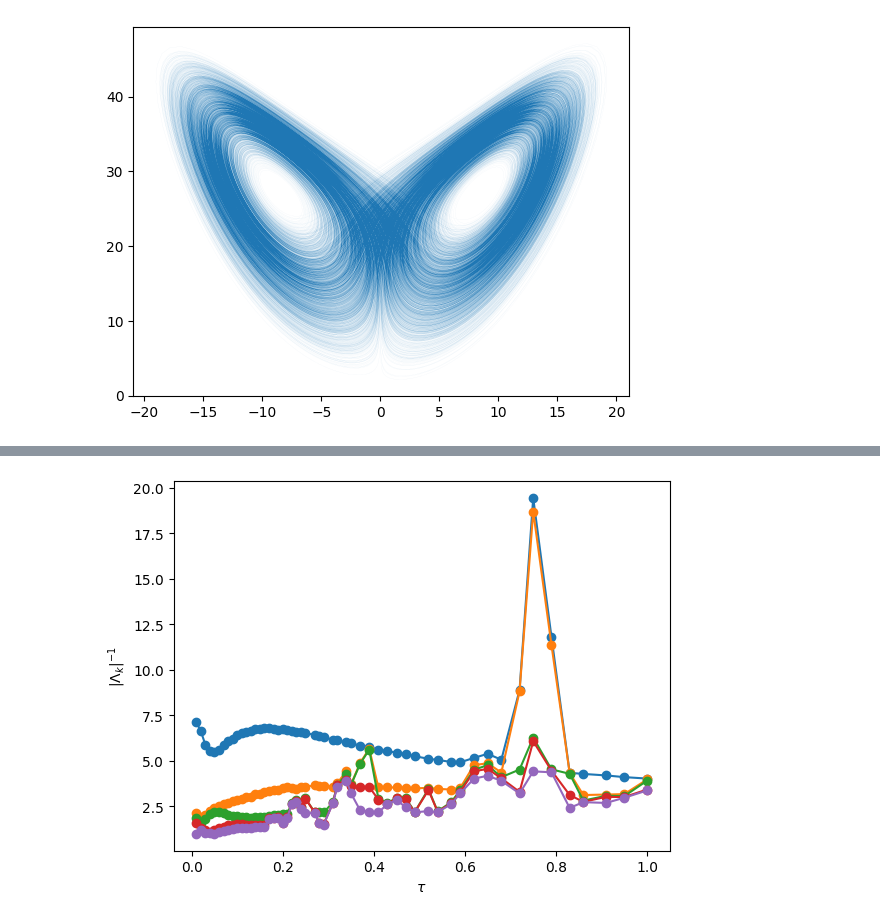
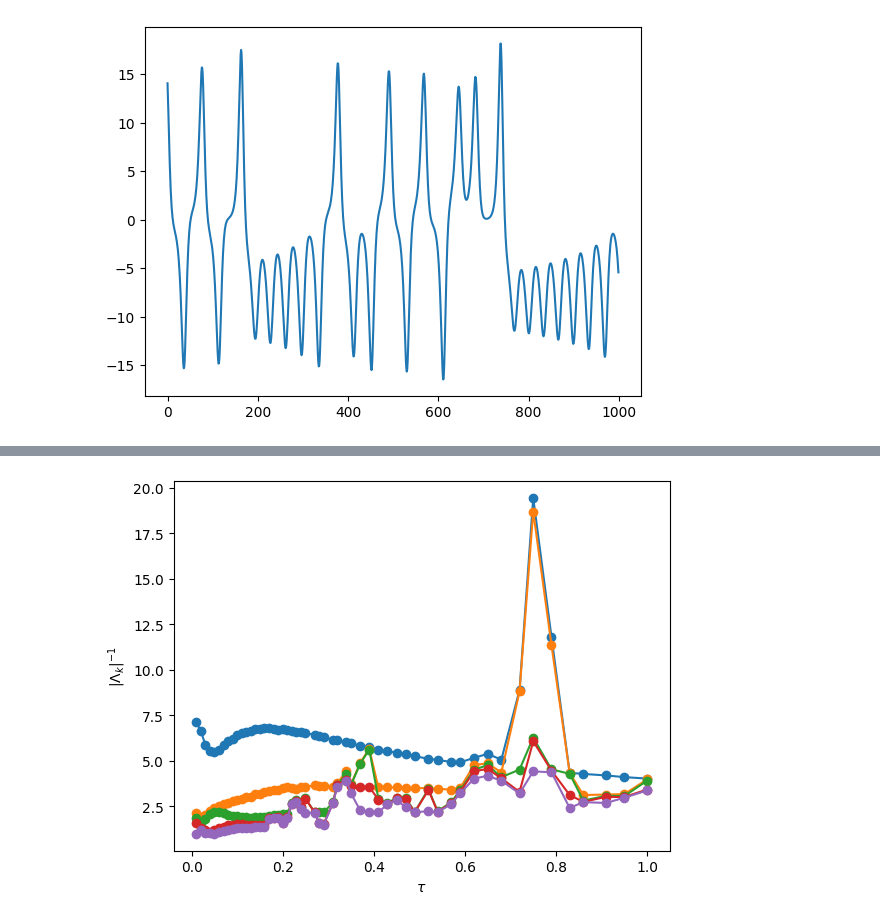
Before and after one commit to AntonioCCosta/DPG_PhysicsBehavior_2026, a Jupyter notebook: notebooks/notebook_4.ipynb, the cells around one changed output, grey strips where cells are left out. Saved outputs shown, nothing was run; the diff lists cells and outputs as text; code cells hidden in the pictures.

```diff
--- a/notebooks/notebook_4.ipynb
+++ b/notebooks/notebook_4.ipynb
@@ -62,26 +60,26 @@ with $\rho=28$, $\sigma=10$ and $\beta = 8/3$. In this regime, the dynamics is c
 # %%
 from scipy.integrate import odeint
 
 def Lorenz(state,t,sigma,rho,beta):
     # unpack the state vector
     x,y,z = state
     # compute state derivatives
     xd = sigma * (y-x)
     yd = (rho-z)*x - y
     zd = x*y - beta*z
     # return the state derivatives
     return [xd, yd, zd]
 
-dt = 0.01
+dt = 0.02
 frameRate=1/dt
-T = 5000
+T = 2000
 discard_T = 500
 T_total = T+discard_T
 state0 = np.array([-8, -8, 27])
 t = np.linspace(0, T_total, int(T_total*frameRate))
 sigma,rho,beta=10,28,8/3
-tseries=np.array(odeint(Lorenz,state0,t,args=(sigma,rho,beta)),dtype=np.float64)[int(discard_T/dt):]
-plt.plot(tseries[:,0],tseries[:,2],lw=.01)
+tseries=np.array(odeint(Lorenz,state0,t,args=(sigma,rho,beta)),dtype=np.float64)[int(discard_T/dt):,0]
+plt.plot(tseries[:1000])
 plt.show()
 # %% [output]
-[figure, old version]
+[figure, new version]
```
Also changed, not shown: parts of 9 cells of this notebook.
